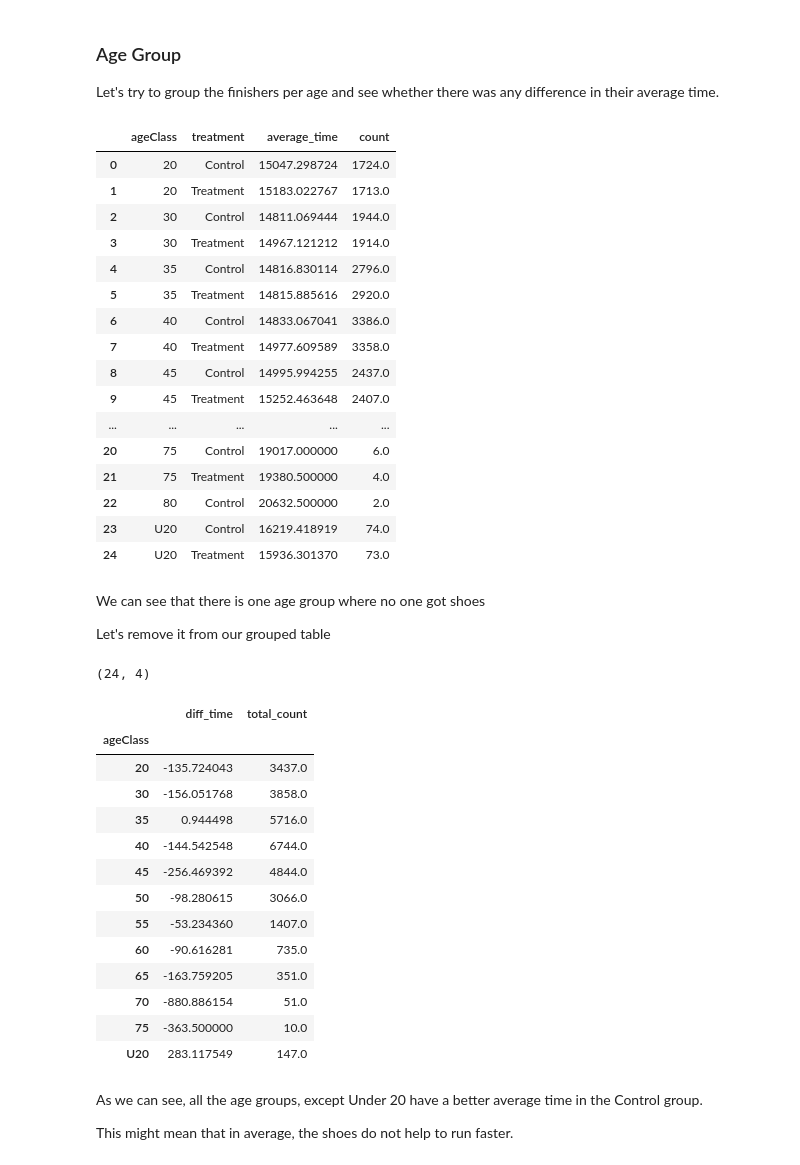
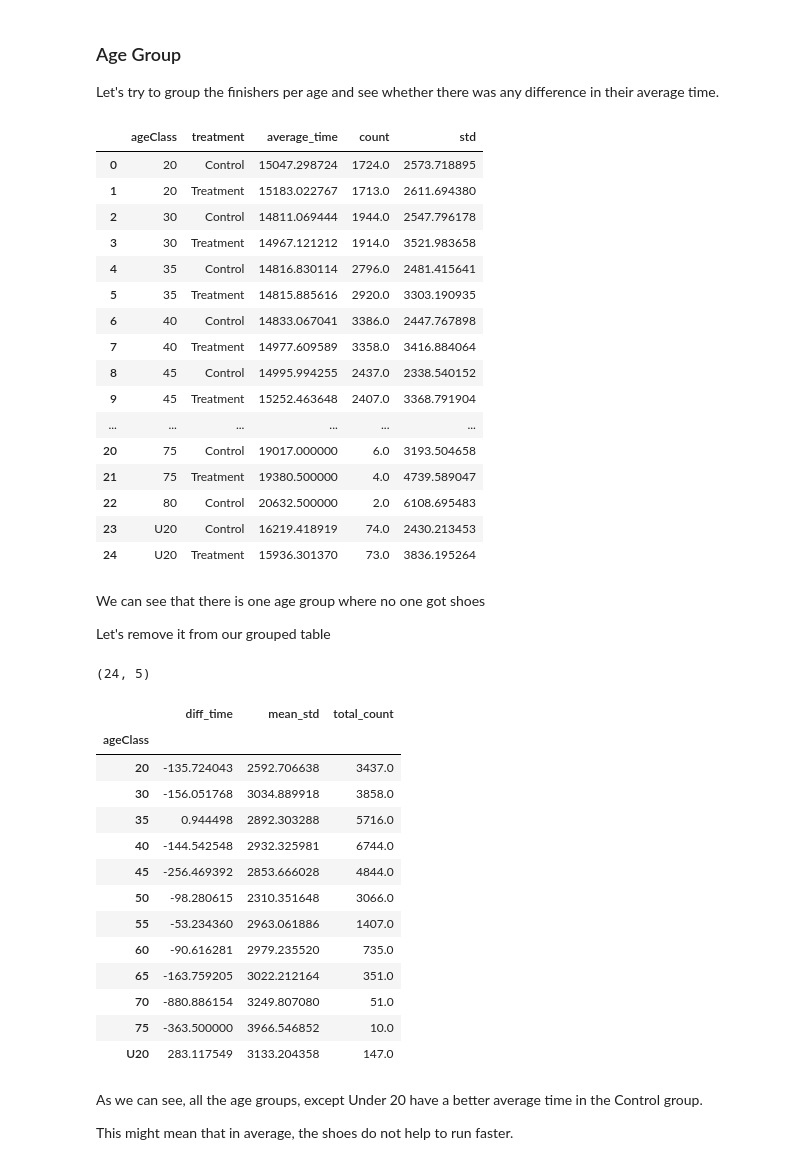
Before and after one commit to lmuntaner/propulsion_marathon_runners, a Jupyter notebook: propulsion.ipynb, the cells around one changed output. Drawn from its saved outputs; the diff is of its cells as text; code cells hidden in the pictures.

```diff
--- a/propulsion.ipynb
+++ b/propulsion.ipynb
@@ -282,34 +282,35 @@ Let's try to group the finishers per age and see whether there was any differenc
 # %%
 grouped_by_age = finishers.groupby(['ageClass', 'treatment'])
 
 def compute_average(data):
     result = {
         'average_time': data['netTime'].mean(),
+        'std': data['netTime'].std(),
         'count': data['netTime'].count()
     }
     return pd.Series(result)
 
 grouped_by_age = grouped_by_age.apply(compute_average)
 grouped_by_age = grouped_by_age.reset_index()
 grouped_by_age
 # %% [output]
-|  | ageClass | treatment | average_time | count |
-| 0 | 20 | Control | 15047.298724 | 1724.0 |
-| 1 | 20 | Treatment | 15183.022767 | 1713.0 |
-| 2 | 30 | Control | 14811.069444 | 1944.0 |
-| 3 | 30 | Treatment | 14967.121212 | 1914.0 |
-| 4 | 35 | Control | 14816.830114 | 2796.0 |
-| 5 | 35 | Treatment | 14815.885616 | 2920.0 |
-| 6 | 40 | Control | 14833.067041 | 3386.0 |
-| 7 | 40 | Treatment | 14977.609589 | 3358.0 |
-| 8 | 45 | Control | 14995.994255 | 2437.0 |
-| 9 | 45 | Treatment | 15252.463648 | 2407.0 |
-| ... | ... | ... | ... | ... |
-| 20 | 75 | Control | 19017.000000 | 6.0 |
-| 21 | 75 | Treatment | 19380.500000 | 4.0 |
-| 22 | 80 | Control | 20632.500000 | 2.0 |
-| 23 | U20 | Control | 16219.418919 | 74.0 |
-| 24 | U20 | Treatment | 15936.301370 | 73.0 |
+|  | ageClass | treatment | average_time | count | std |
+| 0 | 20 | Control | 15047.298724 | 1724.0 | 2573.718895 |
+| 1 | 20 | Treatment | 15183.022767 | 1713.0 | 2611.694380 |
+| 2 | 30 | Control | 14811.069444 | 1944.0 | 2547.796178 |
+| 3 | 30 | Treatment | 14967.121212 | 1914.0 | 3521.983658 |
+| 4 | 35 | Control | 14816.830114 | 2796.0 | 2481.415641 |
+| 5 | 35 | Treatment | 14815.885616 | 2920.0 | 3303.190935 |
+| 6 | 40 | Control | 14833.067041 | 3386.0 | 2447.767898 |
+| 7 | 40 | Treatment | 14977.609589 | 3358.0 | 3416.884064 |
+| 8 | 45 | Control | 14995.994255 | 2437.0 | 2338.540152 |
+| 9 | 45 | Treatment | 15252.463648 | 2407.0 | 3368.791904 |
+| ... | ... | ... | ... | ... | ... |
+| 20 | 75 | Control | 19017.000000 | 6.0 | 3193.504658 |
+| 21 | 75 | Treatment | 19380.500000 | 4.0 | 4739.589047 |
+| 22 | 80 | Control | 20632.500000 | 2.0 | 6108.695483 |
+| 23 | U20 | Control | 16219.418919 | 74.0 | 2430.213453 |
+| 24 | U20 | Treatment | 15936.301370 | 73.0 | 3836.195264 |
 # %% [markdown]
 We can see that there is one age group where no one got shoes
 
@@ -318,13 +319,14 @@ Let's remove it from our grouped table
 grouped_by_age = grouped_by_age[grouped_by_age['ageClass'] != '80']
 print(grouped_by_age.shape)
 # %% [output]
-(24, 4)
+(24, 5)
 # %%
 grouped_by_age_diff = grouped_by_age.groupby('ageClass')
 
 def compute_diff(data):
     result = {
         'diff_time': data[data['treatment'] == 'Control']['average_time'].values[0] - data[data['treatment'] == 'Treatment']['average_time'].values[0],
+        'mean_std': data['std'].mean(),
         'total_count': data['count'].sum()
     }
     return pd.Series(result)
@@ -332,20 +334,20 @@ def compute_diff(data):
 grouped_by_age_diff = grouped_by_age_diff.apply(compute_diff)
 grouped_by_age_diff
 # %% [output]
-|  | diff_time | total_count |
-| ageClass |  |  |
-| 20 | -135.724043 | 3437.0 |
-| 30 | -156.051768 | 3858.0 |
-| 35 | 0.944498 | 5716.0 |
-| 40 | -144.542548 | 6744.0 |
-| 45 | -256.469392 | 4844.0 |
-| 50 | -98.280615 | 3066.0 |
-| 55 | -53.234360 | 1407.0 |
-| 60 | -90.616281 | 735.0 |
-| 65 | -163.759205 | 351.0 |
-| 70 | -880.886154 | 51.0 |
-| 75 | -363.500000 | 10.0 |
-| U20 | 283.117549 | 147.0 |
+|  | diff_time | mean_std | total_count |
+| ageClass |  |  |  |
+| 20 | -135.724043 | 2592.706638 | 3437.0 |
+| 30 | -156.051768 | 3034.889918 | 3858.0 |
+| 35 | 0.944498 | 2892.303288 | 5716.0 |
+| 40 | -144.542548 | 2932.325981 | 6744.0 |
+| 45 | -256.469392 | 2853.666028 | 4844.0 |
+| 50 | -98.280615 | 2310.351648 | 3066.0 |
+| 55 | -53.234360 | 2963.061886 | 1407.0 |
+| 60 | -90.616281 | 2979.235520 | 735.0 |
+| 65 | -163.759205 | 3022.212164 | 351.0 |
+| 70 | -880.886154 | 3249.807080 | 51.0 |
+| 75 | -363.500000 | 3966.546852 | 10.0 |
+| U20 | 283.117549 | 3133.204358 | 147.0 |
 # %% [markdown]
 As we can see, all the age groups, except Under 20 have a better average time in the Control group.
 
```
Also changed, not shown: parts of 5 cells of this notebook, 1 other file.
